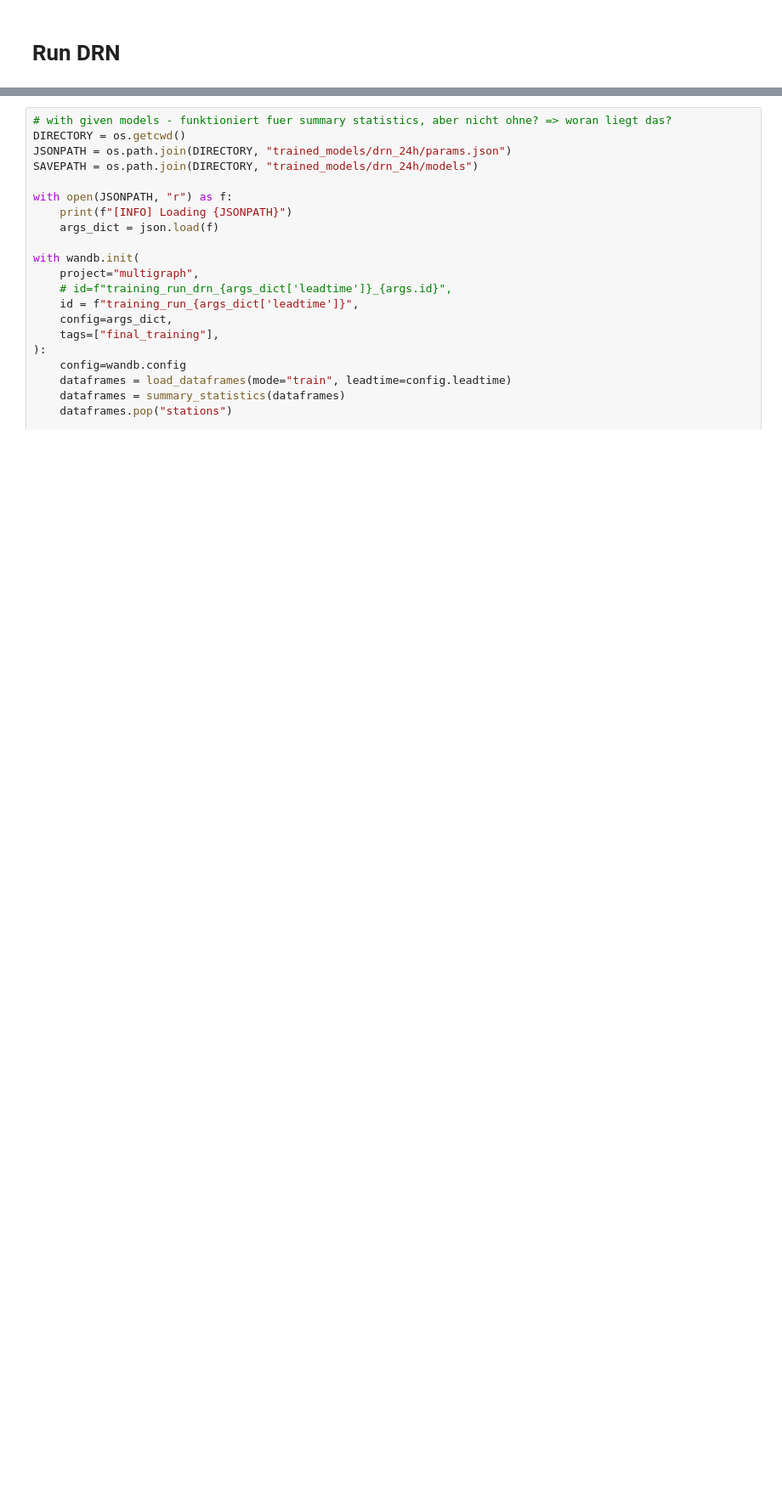
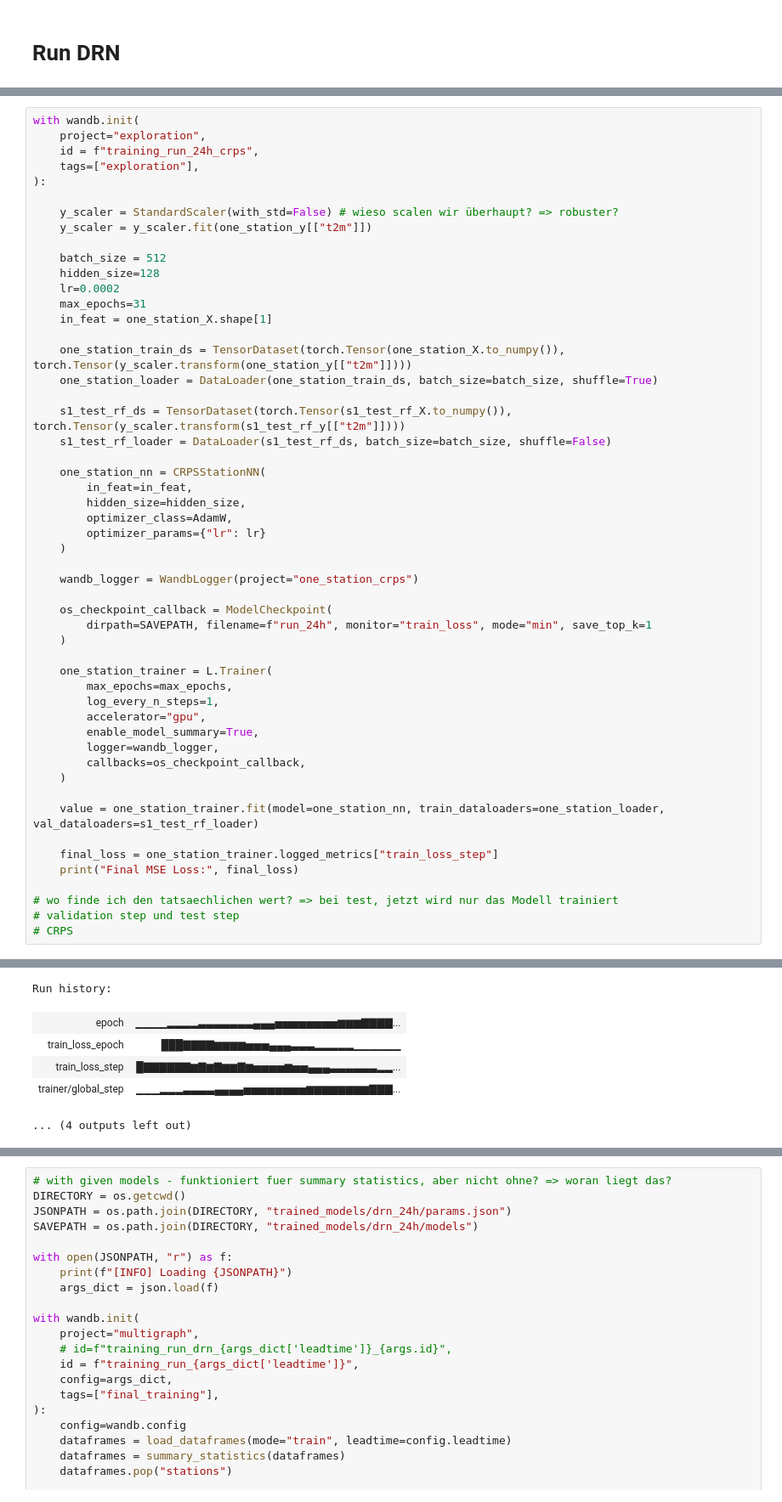
Before and after one commit to leachen01/gnnpp, a Jupyter notebook: exploration/drn_run.ipynb, the cells around one changed output, grey strips where cells are left out. Shown at 85% size. Drawn from its saved outputs; the diff is of its cells as text; blank space fills up the shorter version.

Commit message:
one station nn with crps and  mse

```diff
--- a/exploration/drn_run.ipynb
+++ b/exploration/drn_run.ipynb
@@ -28,0 +230,53 @@ from utils.drn_utils import *
+# %%
+with wandb.init(
+    project="exploration",
+    id = f"training_run_24h_crps",
+    tags=["exploration"],
+):
+
+    y_scaler = StandardScaler(with_std=False) # wieso scalen wir überhaupt? => robuster?
+    y_scaler = y_scaler.fit(one_station_y[["t2m"]])
+
+    batch_size = 512
+    hidden_size=128
+    lr=0.0002
+    max_epochs=31
+    in_feat = one_station_X.shape[1]
+
+    one_station_train_ds = TensorDataset(torch.Tensor(one_station_X.to_numpy()), torch.Tensor(y_scaler.transform(one_station_y[["t2m"]])))
+    one_station_loader = DataLoader(one_station_train_ds, batch_size=batch_size, shuffle=True)
+
+    s1_test_rf_ds = TensorDataset(torch.Tensor(s1_test_rf_X.to_numpy()), torch.Tensor(y_scaler.transform(s1_test_rf_y[["t2m"]])))
+    s1_test_rf_loader = DataLoader(s1_test_rf_ds, batch_size=batch_size, shuffle=False)
+
+    one_station_nn = CRPSStationNN(
+        in_feat=in_feat,
+        hidden_size=hidden_size,
+        optimizer_class=AdamW,
+        optimizer_params={"lr": lr}
+    )
+
+    wandb_logger = WandbLogger(project="one_station_crps")
+
+    os_checkpoint_callback = ModelCheckpoint(
+        dirpath=SAVEPATH, filename=f"run_24h", monitor="train_loss", mode="min", save_top_k=1
+    )
+
+    one_station_trainer = L.Trainer(
+        max_epochs=max_epochs,
+        log_every_n_steps=1,
+        accelerator="gpu",
+        enable_model_summary=True,
+        logger=wandb_logger,
+        callbacks=os_checkpoint_callback,
+    )
+
+    value = one_station_trainer.fit(model=one_station_nn, train_dataloaders=one_station_loader, val_dataloaders=s1_test_rf_loader)
+
+    final_loss = one_station_trainer.logged_metrics["train_loss_step"]
+    print("Final MSE Loss:", final_loss)
+
+# wo finde ich den tatsaechlichen wert? => bei test, jetzt wird nur das Modell trainiert
+# validation step und test step
+# CRPS
+# %% [output]
@@ -28,0 +310,6 @@ from utils.drn_utils import *
+Run history:
+| epoch | ▁▁▁▁▂▂▂▂▃▃▃▃▃▃▃▄▄▄▅▅▅▅▅▅▅▅▆▆▆▇▇▇▇... |
+| train_loss_epoch | ███▇▇▇▇▆▆▆▆▅▅▅▄▄▄▃▃▃▂▂▂▂▂▁▁▁▁▁▁ |
+| train_loss_step | █▇▇▇▇▇▇▆▇▆▇▆▆▇▆▅▅▅▅▆▅▅▄▄▄▃▃▃▃▃▃▂▂... |
+| trainer/global_step | ▁▁▁▂▂▂▃▃▃▃▄▄▄▄▅▅▅▅▅▅▅▅▆▆▆▆▆▆▆▆▇▇▇... |
+... (4 outputs left out)
```
Also changed, not shown: parts of 20 cells of this notebook, 19 other files.
